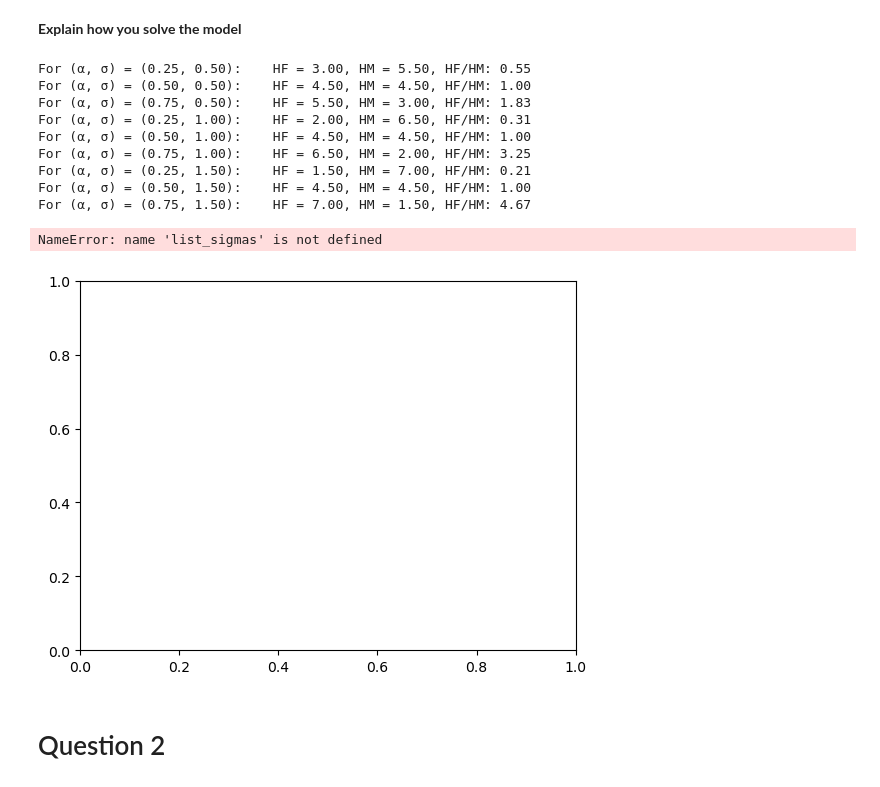
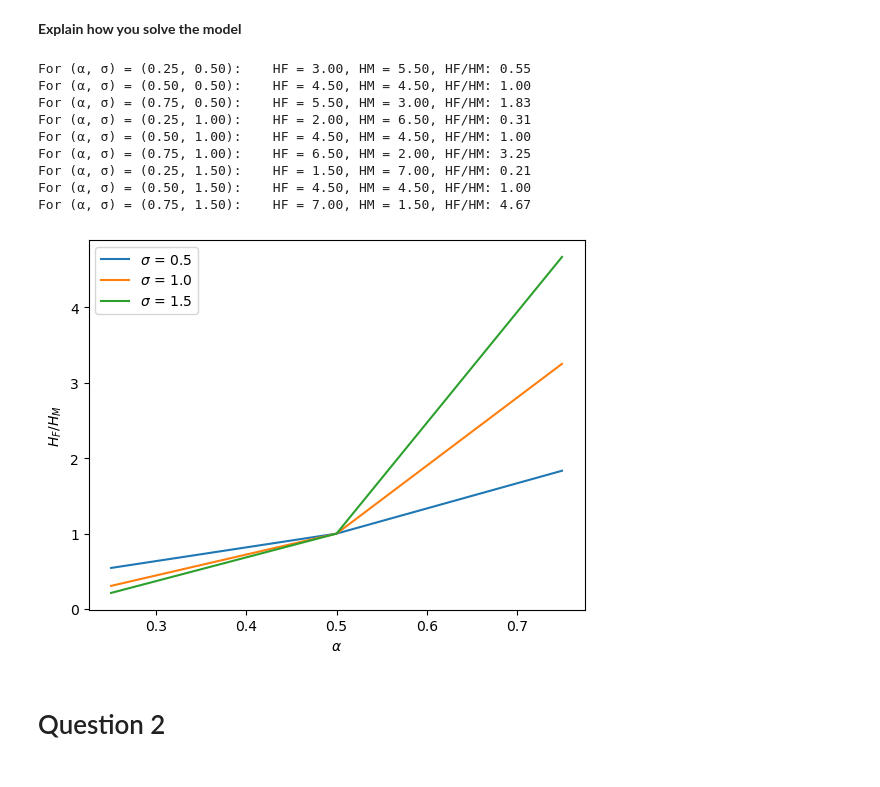
Before and after one commit to NumEconCopenhagen/projects-2023-jps, a Jupyter notebook: inauguralproject/inauguralproject.ipynb, the cells around one changed output. Saved outputs shown, nothing was run; the diff lists cells and outputs as text; code cells hidden in the pictures.

```diff
--- a/inauguralproject/inauguralproject.ipynb
+++ b/inauguralproject/inauguralproject.ipynb
@@ -31,38 +31,37 @@ res = {}
 
 #Discrete solving for every combination of alpha and sigma:
 for sigma in sigma_values:
     model.par.sigma = sigma
     for alpha in alpha_values:
         model.par.alpha = alpha
         opt = model.solve_discrete()
         #Saving results
         HFHM_ratio = opt.HF/opt.HM
         res[(alpha, sigma)] = HFHM_ratio
 
         #Printing results
         print(f'For (\u03b1, \u03c3) = ({model.par.alpha:.2f}, {model.par.sigma:.2f}):    HF = {opt.HF:.2f}, HM = {opt.HM:.2f}, HF/HM: {HFHM_ratio:.2f}')
 
 #Plotting HF/HM on alpha for every valye of sigma:
 fig, ax = plt.subplots()
-for sigma in list_sigmas:
-    y = [res[(alpha, sigma)] for alpha in list_alphas]
-    ax.plot(list_alphas, y, label=f"$\u03c3$ = {sigma}")
+for sigma in sigma_values:
+    y = [res[(alpha, sigma)] for alpha in alpha_values]
+    ax.plot(alpha_values, y, label=f"$\u03c3$ = {sigma}")
 ax.set_xlabel("$\u03b1$")
 ax.set_ylabel("$H_F/H_M$")
 ax.legend()
 plt.show()
 # %% [output]
 For (α, σ) = (0.25, 0.50):    HF = 3.00, HM = 5.50, HF/HM: 0.55
 For (α, σ) = (0.50, 0.50):    HF = 4.50, HM = 4.50, HF/HM: 1.00
 For (α, σ) = (0.75, 0.50):    HF = 5.50, HM = 3.00, HF/HM: 1.83
 For (α, σ) = (0.25, 1.00):    HF = 2.00, HM = 6.50, HF/HM: 0.31
 For (α, σ) = (0.50, 1.00):    HF = 4.50, HM = 4.50, HF/HM: 1.00
 For (α, σ) = (0.75, 1.00):    HF = 6.50, HM = 2.00, HF/HM: 3.25
 For (α, σ) = (0.25, 1.50):    HF = 1.50, HM = 7.00, HF/HM: 0.21
 For (α, σ) = (0.50, 1.50):    HF = 4.50, HM = 4.50, HF/HM: 1.00
 For (α, σ) = (0.75, 1.50):    HF = 7.00, HM = 1.50, HF/HM: 4.67
-NameError: name 'list_sigmas' is not defined
-[figure, old version]
+[figure, new version]
 # %% [markdown]
 # Question 2
 # %% [markdown]
```
